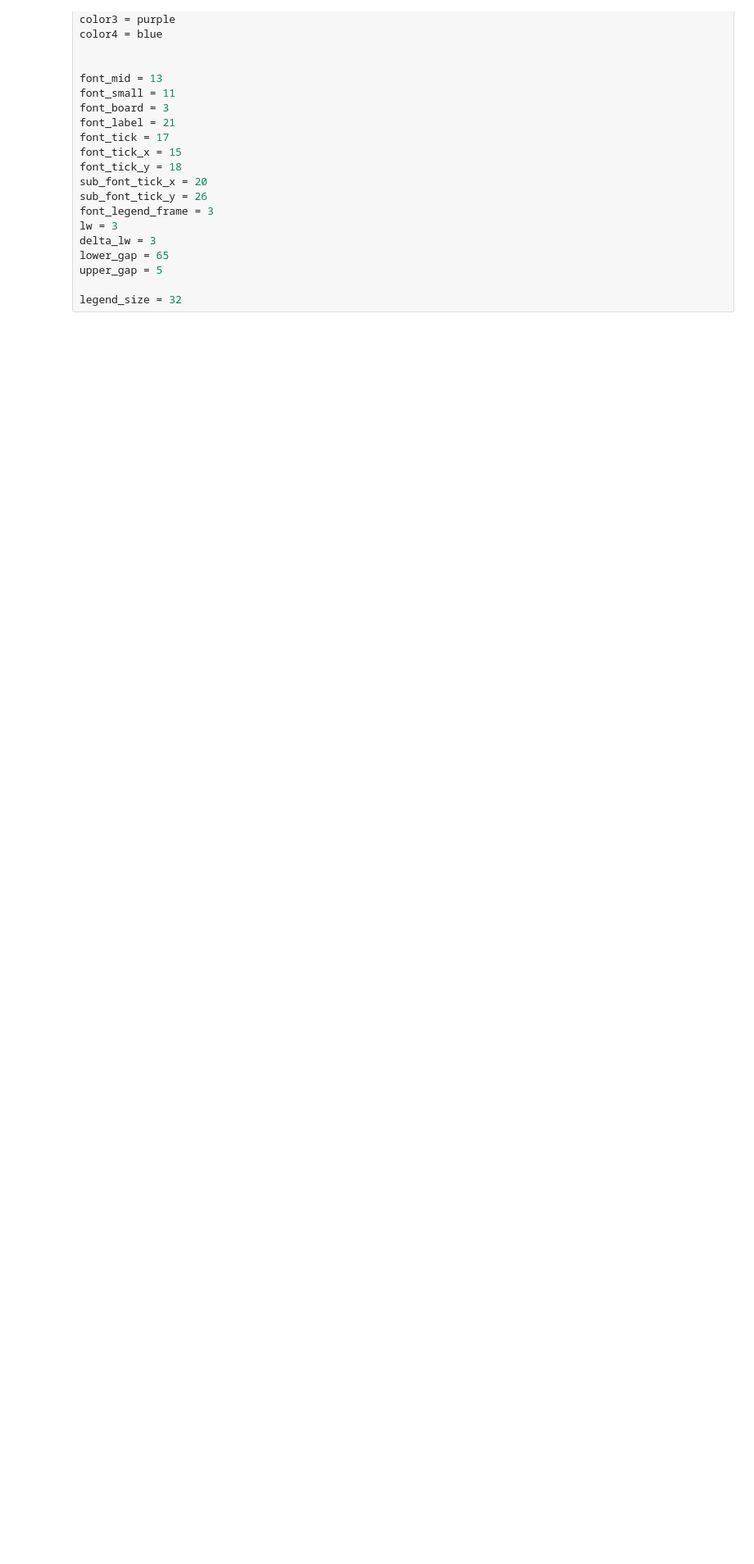
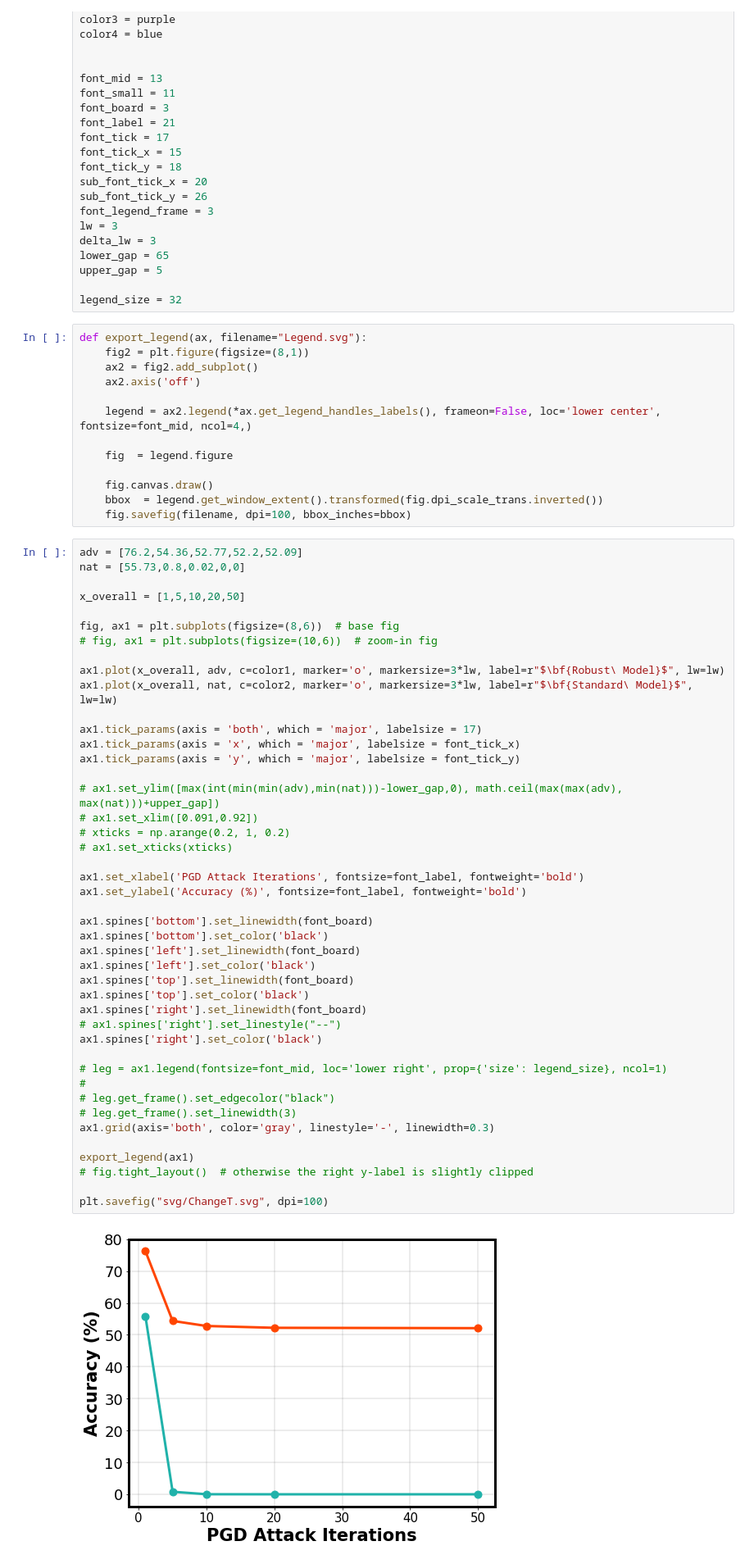
Before and after one commit to YEthYuan/UCSBAdvMLProject1, a Jupyter notebook: visualization.ipynb, the cells around one changed output. Shown: that part at 82% size. Saved outputs shown, nothing was run; the diff lists cells and outputs as text; blank space fills up the shorter version.

```diff
--- a/visualization.ipynb
+++ b/visualization.ipynb
@@ -67,3 +67,62 @@ lower_gap = 65
 upper_gap = 5
 
 legend_size = 32
+# %%
+def export_legend(ax, filename="Legend.svg"):
+    fig2 = plt.figure(figsize=(8,1))
+    ax2 = fig2.add_subplot()
+    ax2.axis('off')
+
+    legend = ax2.legend(*ax.get_legend_handles_labels(), frameon=False, loc='lower center', fontsize=font_mid, ncol=4,)
+
+    fig  = legend.figure
+
+    fig.canvas.draw()
+    bbox  = legend.get_window_extent().transformed(fig.dpi_scale_trans.inverted())
+    fig.savefig(filename, dpi=100, bbox_inches=bbox)
+# %%
+adv = [76.2,54.36,52.77,52.2,52.09]
+nat = [55.73,0.8,0.02,0,0]
+
+x_overall = [1,5,10,20,50]
+
+fig, ax1 = plt.subplots(figsize=(8,6))  # base fig
+# fig, ax1 = plt.subplots(figsize=(10,6))  # zoom-in fig
+
+ax1.plot(x_overall, adv, c=color1, marker='o', markersize=3*lw, label=r"$\bf{Robust\ Model}$", lw=lw)
+ax1.plot(x_overall, nat, c=color2, marker='o', markersize=3*lw, label=r"$\bf{Standard\ Model}$", lw=lw)
+
+ax1.tick_params(axis = 'both', which = 'major', labelsize = 17)
+ax1.tick_params(axis = 'x', which = 'major', labelsize = font_tick_x)
+ax1.tick_params(axis = 'y', which = 'major', labelsize = font_tick_y)
+
+# ax1.set_ylim([max(int(min(min(adv),min(nat)))-lower_gap,0), math.ceil(max(max(adv), max(nat)))+upper_gap])
+# ax1.set_xlim([0.091,0.92])
+# xticks = np.arange(0.2, 1, 0.2)
+# ax1.set_xticks(xticks)
+
+ax1.set_xlabel('PGD Attack Iterations', fontsize=font_label, fontweight='bold')
+ax1.set_ylabel('Accuracy (%)', fontsize=font_label, fontweight='bold')
+
+ax1.spines['bottom'].set_linewidth(font_board)
+ax1.spines['bottom'].set_color('black')
+ax1.spines['left'].set_linewidth(font_board)
+ax1.spines['left'].set_color('black')
+ax1.spines['top'].set_linewidth(font_board)
+ax1.spines['top'].set_color('black')
+ax1.spines['right'].set_linewidth(font_board)
+# ax1.spines['right'].set_linestyle("--")
+ax1.spines['right'].set_color('black')
+
+# leg = ax1.legend(fontsize=font_mid, loc='lower right', prop={'size': legend_size}, ncol=1)
+#
+# leg.get_frame().set_edgecolor("black")
+# leg.get_frame().set_linewidth(3)
+ax1.grid(axis='both', color='gray', linestyle='-', linewidth=0.3)
+
+export_legend(ax1)
+# fig.tight_layout()  # otherwise the right y-label is slightly clipped
+
+plt.savefig("svg/ChangeT.svg", dpi=100)
+# %% [output]
+[figure, added]
```
Also changed, not shown: parts of 9 cells of this notebook, 6 other files.
